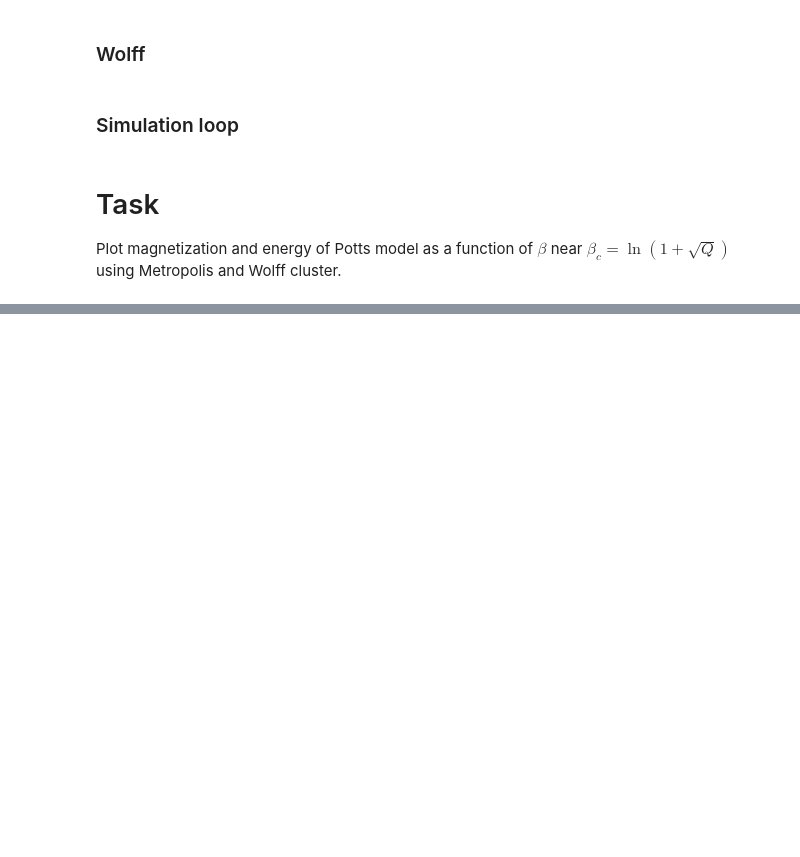
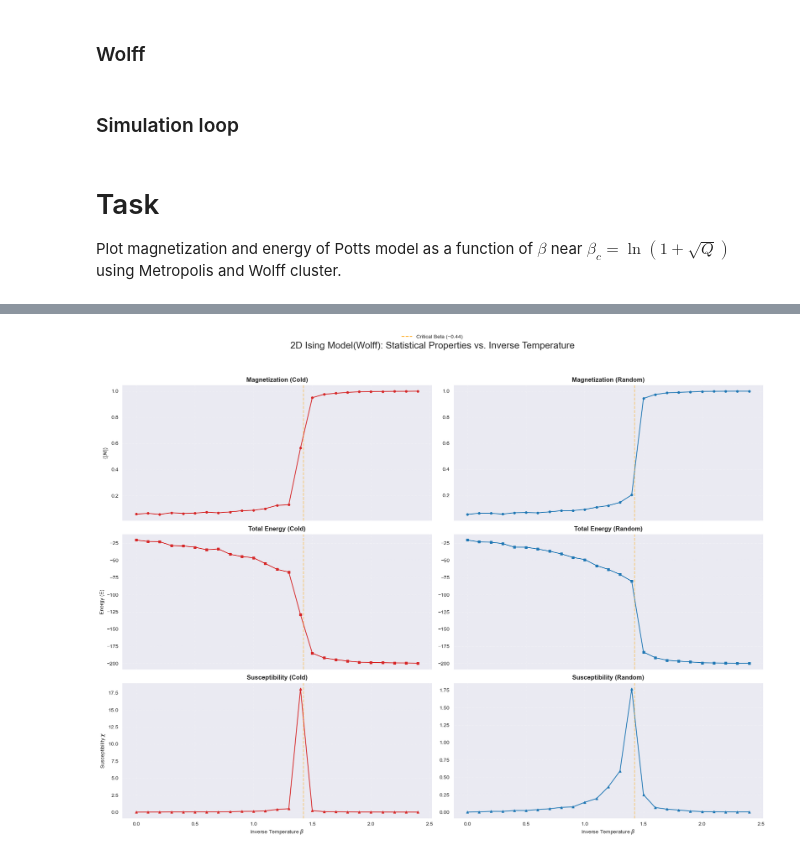
Before and after one commit to JHeczko/dataScience_kurs, a Jupyter notebook: classic_data_science/Markov_Chains/potts_model_simualtion.ipynb, the cells around one changed output, grey strips where cells are left out. Cells and saved outputs as stored; diff of their text form; code cells hidden in the pictures; blank space fills up the shorter version.

```diff
--- a/classic_data_science/Markov_Chains/potts_model_simualtion.ipynb
+++ b/classic_data_science/Markov_Chains/potts_model_simualtion.ipynb
@@ -134,7 +185,7 @@ def wolff_step(grid, beta, J=1.0):
 
 
     # accept prob
-    acc_prob = 1.0 - np.exp(-2*beta*J)
+    acc_prob = 1.0 - np.exp(-1*beta*J)
 
     # neighbours checks
     while len(queue) > 0:
@@ -157,7 +208,7 @@ def wolff_step(grid, beta, J=1.0):
 
     # cluster switching the spin
     _Q = [i for i in range(1,Q_n+1) if i != seed_spin]
-    new_spin = np.random.choice(_Q, size=1, replace=True)
+    new_spin = np.random.choice(_Q, size=1, replace=True).item()
     for x, y in cluster:
         grid[x, y] = new_spin
 
@@ -210,0 +334,4 @@ Plot magnetization and energy of Potts model as a function of $\beta$ near $\bet
+# %%
+plot_stats(mag = stats_wolff['mag'], tot_en = stats_wolff['en'], sus = stats_wolff['sus'], betas=betas, title_model="Wolff",  critical_beta = np.log(1+np.sqrt(Q_n)), grid_names=["Cold", "Random"])
+# %% [output]
+[figure, added]
```
Also changed, not shown: parts of 11 cells of this notebook.
